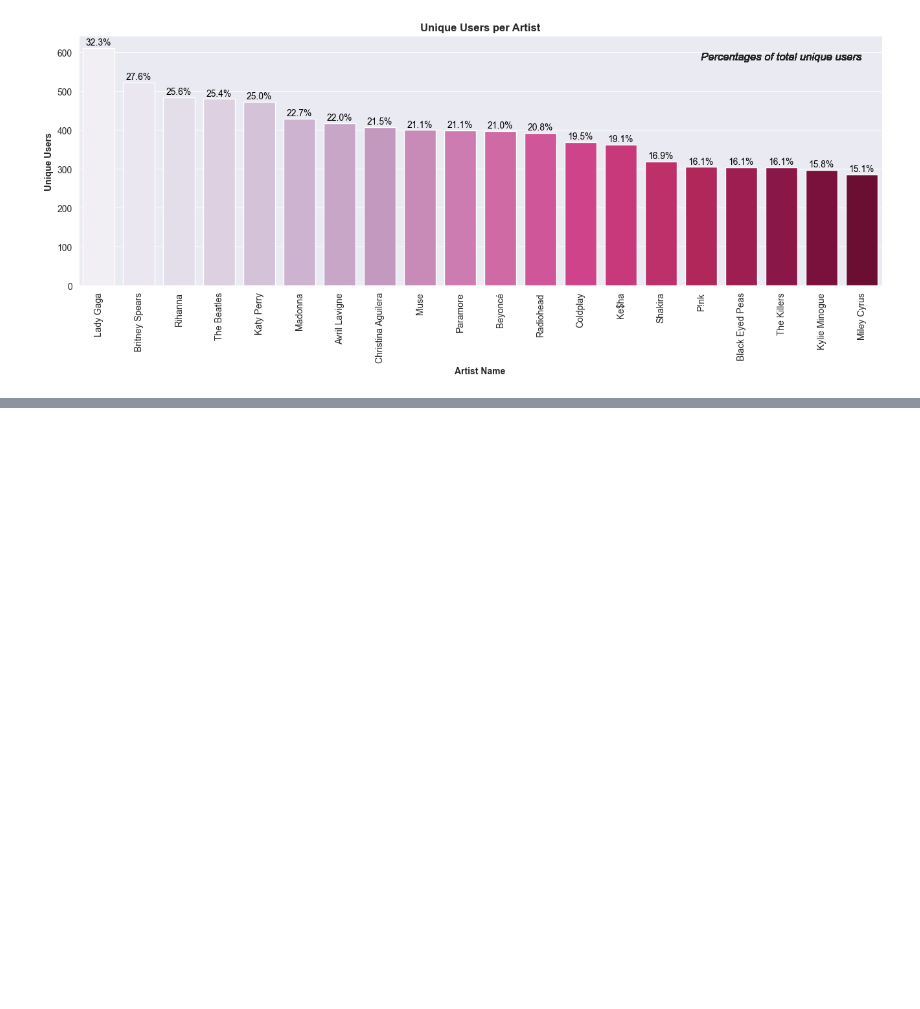
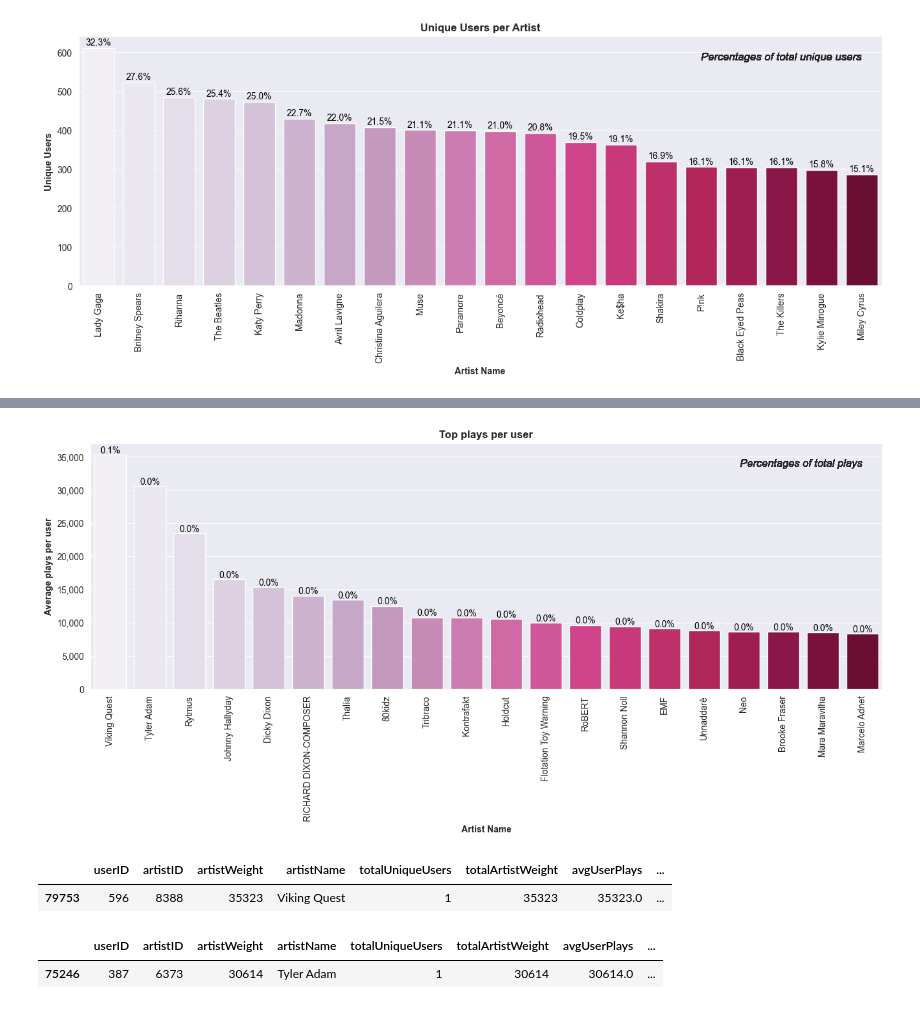
Before and after one commit to AlexCawl/DataAnalysis-lab-1, a Jupyter notebook: labs/lab_4/Processing_and_exploration.ipynb, the cells around one changed output, grey strips where cells are left out. Saved outputs shown, nothing was run; the diff lists cells and outputs as text; code cells hidden in the pictures; blank space fills up the shorter version.

```diff
--- a/labs/lab_4/Processing_and_exploration.ipynb
+++ b/labs/lab_4/Processing_and_exploration.ipynb
@@ -215,0 +238,16 @@ bar_chart(t.index, t.totalUniqueUsers, 'Artist Name', 'Unique Users', 'Unique Us
+# %%
+t = artist_rank.sort_values(['avgUserPlays'], ascending=False)
+
+bar_chart(t.index, t.avgUserPlays, 'Artist Name', 'Average plays per user', 'Top plays per user', 'Percentages of total plays', original.artistWeight.sum())
+# %% [output]
+[figure, added]
+# %%
+original[original['artistName']=='Viking Quest']
+# %% [output]
+|  | userID | artistID | artistWeight | artistName | totalUniqueUsers | totalArtistWeight | avgUserPlays | ... |
+| 79753 | 596 | 8388 | 35323 | Viking Quest | 1 | 35323 | 35323.0 | ... |
+# %%
+original[original['artistName']=='Tyler Adam']
+# %% [output]
+|  | userID | artistID | artistWeight | artistName | totalUniqueUsers | totalArtistWeight | avgUserPlays | ... |
+| 75246 | 387 | 6373 | 30614 | Tyler Adam | 1 | 30614 | 30614.0 | ... |
```
Also changed, not shown: parts of 4 cells of this notebook.
